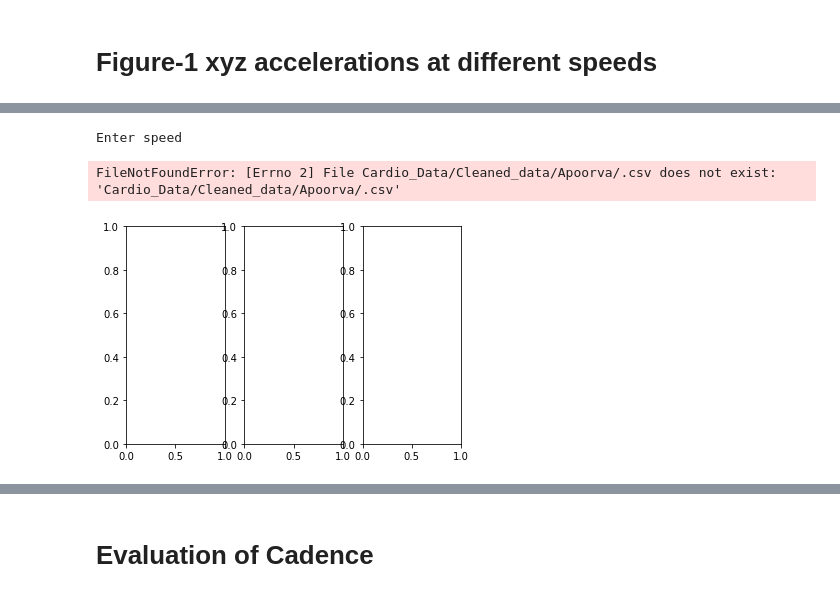
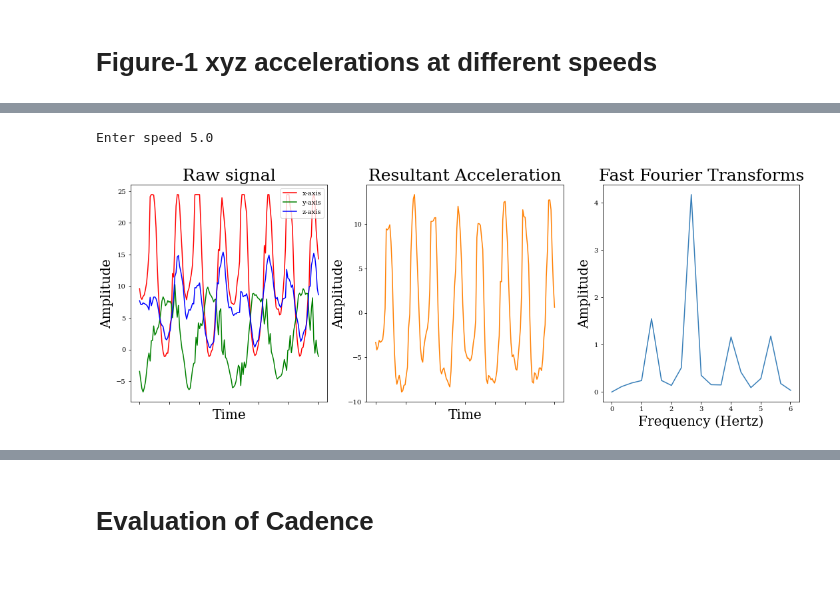
Before and after one commit to rdverse/deepHAItune, a Jupyter notebook: Figure1.ipynb, the cells around one changed output, grey strips where cells are left out. Drawn from its saved outputs; the diff is of its cells as text; code cells hidden in the pictures.

```diff
--- a/Figure1.ipynb
+++ b/Figure1.ipynb
@@ -1151,59 +1161,63 @@ fig, axs = plt.subplots(1,3)
 speed = input("Enter speed")
 PATH = 'Cardio_Data/Cleaned_data/Apoorva/{}.csv'.format(speed)
 
+length = 153
 
-devesh_df = pd.read_csv(PATH)
+devesh_df = pd.read_csv(PATH)[:length]
 
 devesh_df['Resultant_Accel'] = np.sqrt( np.square(devesh_df.Accel_LN_X_CAL) +
                    np.square(devesh_df.Accel_LN_Y_CAL) +
                    np.square(devesh_df.Accel_LN_Z_CAL))
+
 devesh_df['Resultant_Accel'] = devesh_df['Resultant_Accel'] - np.mean(devesh_df['Resultant_Accel'])
 
-# axs[0].plot(np.linspace(0,3,150),devesh_df.Accel_LN_X_CAL,color='red',label='x-axis')
-# axs[0].plot(np.linspace(0,3,150),devesh_df.Accel_LN_Y_CAL, color='green',label='y-axis')
-# axs[0].plot(np.linspace(0,3,150),devesh_df.Accel_LN_Z_CAL,color='blue',label='z-axis')
-# axs[0].set_xlabel('Time')
-# axs[0].set_ylabel('Amplitude')
-# axs[0].set_title('Raw signal')
-# axs[0].legend(loc='upper right')
-axs[1].plot(np.linspace(0,3,1535),devesh_df['Resultant_Accel'], color='black')
 
-axs[1].plot(np.linspace(0,3,1535),devesh_df['Resultant_Accel'], color='black')
-axs[1].set_xlabel('Time')
-axs[1].set_ylabel('Amplitude')
-axs[1].set_title('Resultant Acceleration')
+axs[0].plot(np.linspace(0,3,length),devesh_df.Accel_LN_X_CAL,color='red',label='x-axis')
+axs[0].plot(np.linspace(0,3,length),devesh_df.Accel_LN_Y_CAL, color='green',label='y-axis')
+axs[0].plot(np.linspace(0,3,length),devesh_df.Accel_LN_Z_CAL,color='blue',label='z-axis')
+
+axs[0].set_xlabel('Time', fontsize=20)
+axs[0].set_ylabel('Amplitude', fontsize=20)
+axs[0].set_title('Raw signal', fontsize=25)
+axs[0].legend(loc='upper right')
+
+axs[1].plot(np.linspace(0,3,length),devesh_df['Resultant_Accel'], color='#ff7f00')
+#axs[1].plot(np.linspace(0,3,length),devesh_df['Resultant_Accel'], color='black')
+axs[1].set_xlabel('Time', fontsize=20)
+axs[1].set_ylabel('Amplitude', fontsize=20)
+axs[1].set_title('Resultant Acceleration', fontsize=25)
 
 Abs_Amplitude = abs(   (np.fft.fft(devesh_df.Resultant_Accel)/len(devesh_df.Resultant_Accel))[range(int(len(devesh_df.Resultant_Accel)/8))]    )
 
 Frequency =     np.fft.fftfreq(len(devesh_df.Resultant_Accel), d = 1/51.1)[range(int(len(devesh_df.Resultant_Accel)/8))]
 axs[2].plot(Frequency,
             Abs_Amplitude,
-            color='black'
+            color='#377eb8'
             )
 peaks,_ = find_peaks(Abs_Amplitude)
 
 higher_class_freqs = Abs_Amplitude[peaks].argsort()[-1:]
 
 scatter_X = Frequency[peaks[higher_class_freqs[0]]]
 scatter_y = Abs_Amplitude[peaks[higher_class_freqs[0]]]
-axs[2].scatter(scatter_X,scatter_y,marker = 'X',
-                      s = 75,label = 'Cadence: {}'.format(np.round(scatter_X,2)),
-                 color = '#e41a1c')
-axs[2].set_xlabel('Frequency (Hertz)')
-axs[2].set_ylabel('Amplitude')
-axs[2].set_title('Fast Fourier Transforms')
-
+# axs[2].scatter(scatter_X,scatter_y,marker = 'X',
+#                       s = 75,label = 'Cadence: {}'.format(np.round(scatter_X,2)),
+#                  color = '#e41a1c')
+axs[2].set_xlabel('Frequency (Hertz)', fontsize=20)
+axs[2].set_ylabel('Amplitude', fontsize=20)
+axs[2].set_title('Fast Fourier Transforms', fontsize=25)
+axs[0].set_xticklabels([])
+axs[1].set_xticklabels([])
 #signal Amplitude
 fig.set_size_inches(w=18,h=6)
 ratio = 0
 max_freq_index = 0
 min_freq_index = 0
 #peaks = np.array([p for p in peaks if (Abs_Amplitude[p] > 0.45) & (Abs_Amplitude[p] < 3.1)])
 # %matplotlib inline
 
-
-print(scatter_X)
+plt.savefig('pptcorrections1.png')
+#print(scatter_X)
 # %% [output]
-Enter speed
+Enter speed 5.0
-FileNotFoundError: [Errno 2] File Cardio_Data/Cleaned_data/Apoorva/.csv does not exist: 'Cardio_Data/Cleaned_data/Apoorva/.csv'
-[figure, old version]
+[figure, new version]
```
Also changed, not shown: parts of 18 cells of this notebook, 20 other files.
